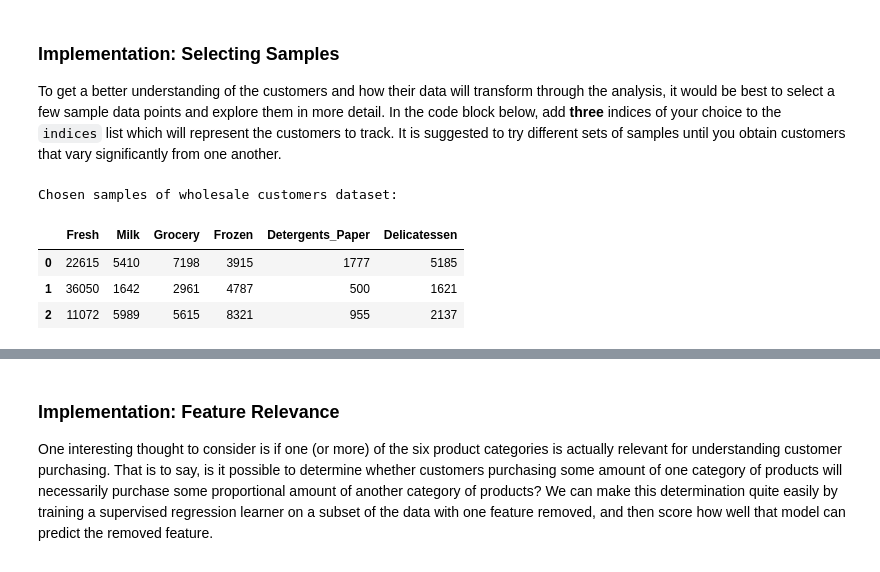
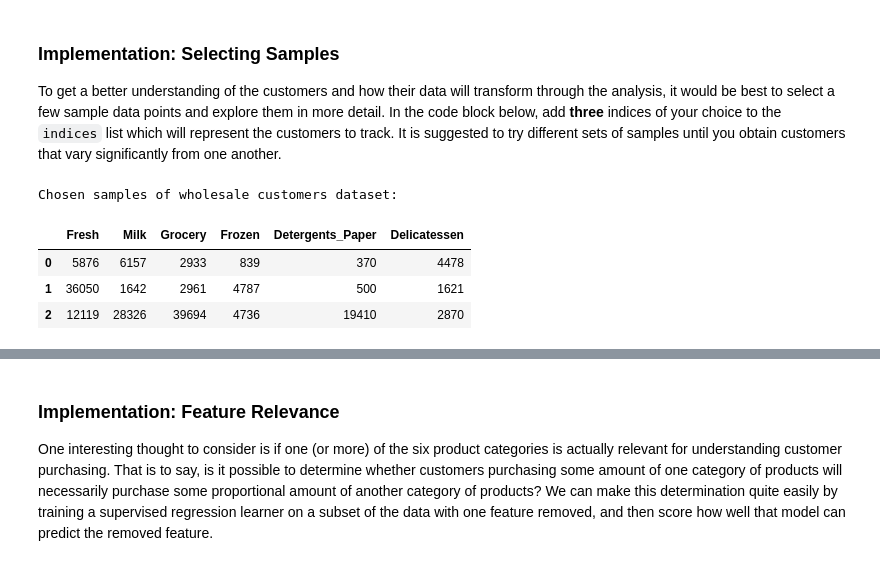
Before and after one commit to wonderlives/machine-learning, a Jupyter notebook: projects/customer_segments/customer_segments.ipynb, the cells around one changed output, grey strips where cells are left out. Saved outputs shown, nothing was run; the diff lists cells and outputs as text; code cells hidden in the pictures.

```diff
--- a/projects/customer_segments/customer_segments.ipynb
+++ b/projects/customer_segments/customer_segments.ipynb
@@ -69,15 +69,15 @@ display(data.describe())
 To get a better understanding of the customers and how their data will transform through the analysis, it would be best to select a few sample data points and explore them in more detail. In the code block below, add **three** indices of your choice to the `indices` list which will represent the customers to track. It is suggested to try different sets of samples until you obtain customers that vary significantly from one another.
 # %%
 # Select three indices of your choice you wish to sample from the dataset
-indices = [4, 124, 230]
+indices = [17, 124, 211]
 
 # Create a DataFrame of the chosen samples
 samples = pd.DataFrame(data.loc[indices], columns = data.keys()).reset_index(drop = True)
 print "Chosen samples of wholesale customers dataset:"
 display(samples)
 # %% [output]
 Chosen samples of wholesale customers dataset:
 |  | Fresh | Milk | Grocery | Frozen | Detergents_Paper | Delicatessen |
-| 0 | 22615 | 5410 | 7198 | 3915 | 1777 | 5185 |
+| 0 | 5876 | 6157 | 2933 | 839 | 370 | 4478 |
 | 1 | 36050 | 1642 | 2961 | 4787 | 500 | 1621 |
-| 2 | 11072 | 5989 | 5615 | 8321 | 955 | 2137 |
+| 2 | 12119 | 28326 | 39694 | 4736 | 19410 | 2870 |
```
Also changed, not shown: parts of 46 cells of this notebook.
